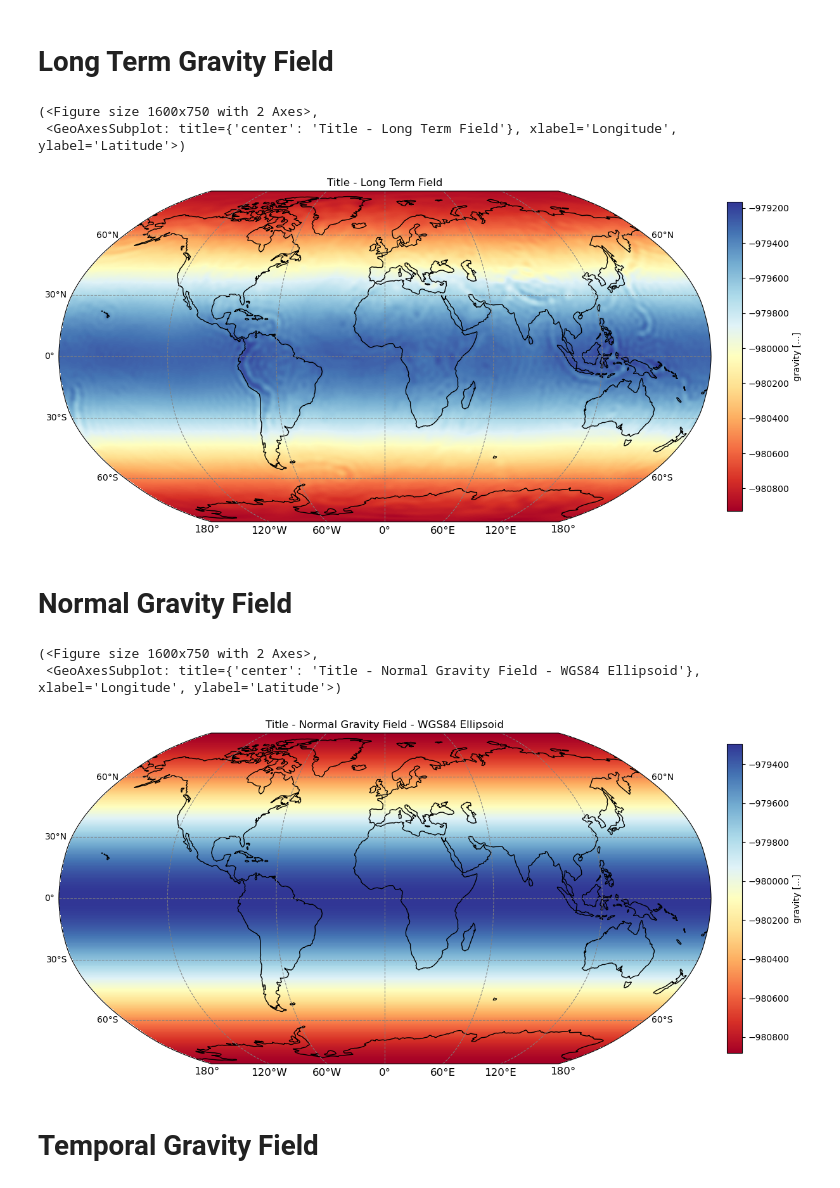
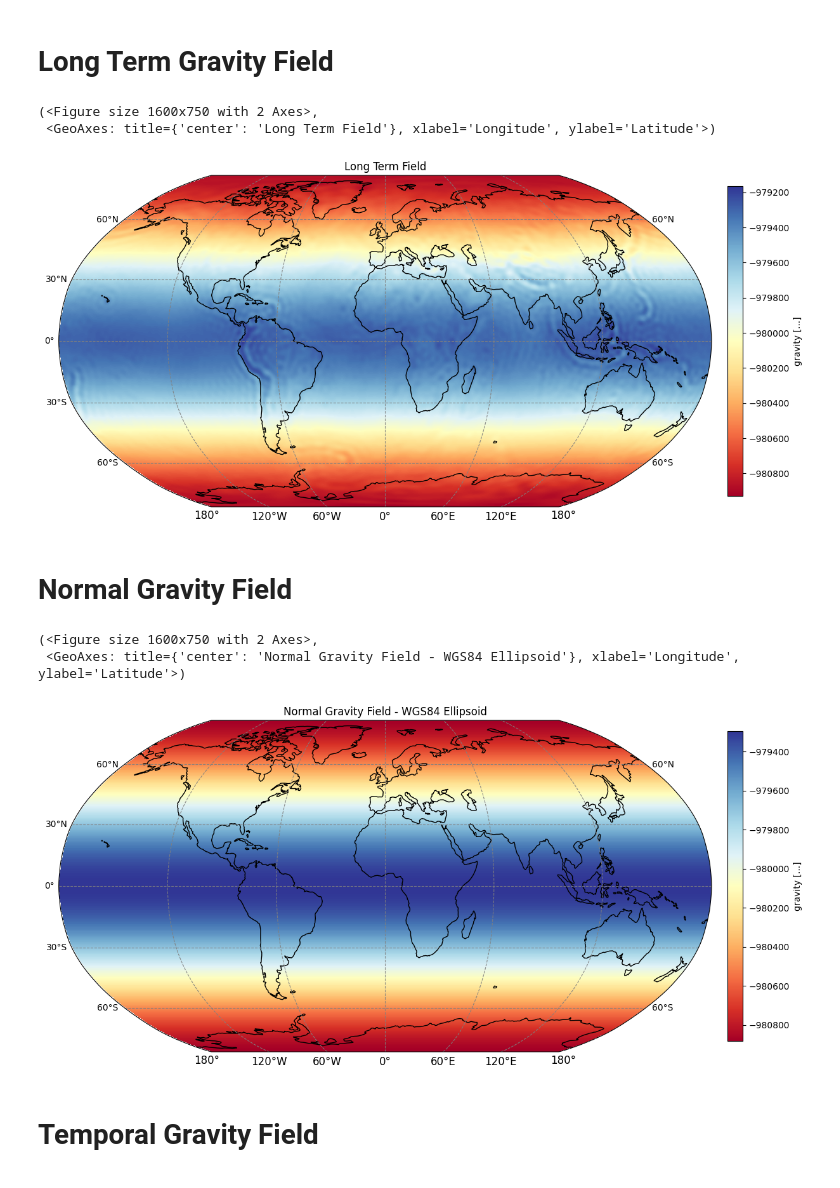
Before and after one commit to GESS-research-group/pyshbundle, a Jupyter notebook: notebooks/visualizations.ipynb, the cells around one changed output. Drawn from its saved outputs; the diff is of its cells as text; code cells hidden in the pictures.

```diff
--- a/notebooks/visualizations.ipynb
+++ b/notebooks/visualizations.ipynb
@@ -123,8 +105,12 @@ grav_field[:,int(grid_x/2):] = ff[:,0:int(grid_x/2)]
+# %%
+#basic computation
+lngtrm_grav_field = gshs_prepare(lmax=96, gs=0.20, quant='gravity', grd='cell', h=0, jflag=0, sc_coeff=SH_long_mean_itsg)
 # %%
-mapfield(field=grav_field, img_extent=(-180, 180, -90, 90), title="Long Term Field", colorbar_bounds=None)
+# Visualization for long term gravity field
+mapfield(field=lngtrm_grav_field, img_extent=(-180, 180, -90, 90), title="Long Term Field", colorbar_bounds=None)
 # %% [output]
 (<Figure size 1600x750 with 2 Axes>,
- <GeoAxesSubplot: title={'center': 'Title - Long Term Field'}, xlabel='Longitude', ylabel='Latitude'>)
+ <GeoAxes: title={'center': 'Long Term Field'}, xlabel='Longitude', ylabel='Latitude'>)
-[figure, old version]
+[figure, new version]
 # %% [markdown]
 # Normal Gravity Field
@@ -153,8 +120,8 @@ grav_field_norm[:,int(grid_x/2):] = ff[:,0:int(grid_x/2)]
 # %%
-mapfield(field=grav_field_norm, img_extent=(-180, 180, -90, 90), title="Normal Gravity Field - WGS84 Ellipsoid", colorbar_bounds=None)
+mapfield(field=normal_field, img_extent=(-180, 180, -90, 90), title="Normal Gravity Field - WGS84 Ellipsoid", colorbar_bounds=None)
 # %% [output]
 (<Figure size 1600x750 with 2 Axes>,
- <GeoAxesSubplot: title={'center': 'Title - Normal Gravity Field - WGS84 Ellipsoid'}, xlabel='Longitude', ylabel='Latitude'>)
+ <GeoAxes: title={'center': 'Normal Gravity Field - WGS84 Ellipsoid'}, xlabel='Longitude', ylabel='Latitude'>)
-[figure, old version]
+[figure, new version]
 # %% [markdown]
 # Temporal Gravity Field
```
Also changed, not shown: parts of 15 cells of this notebook.
